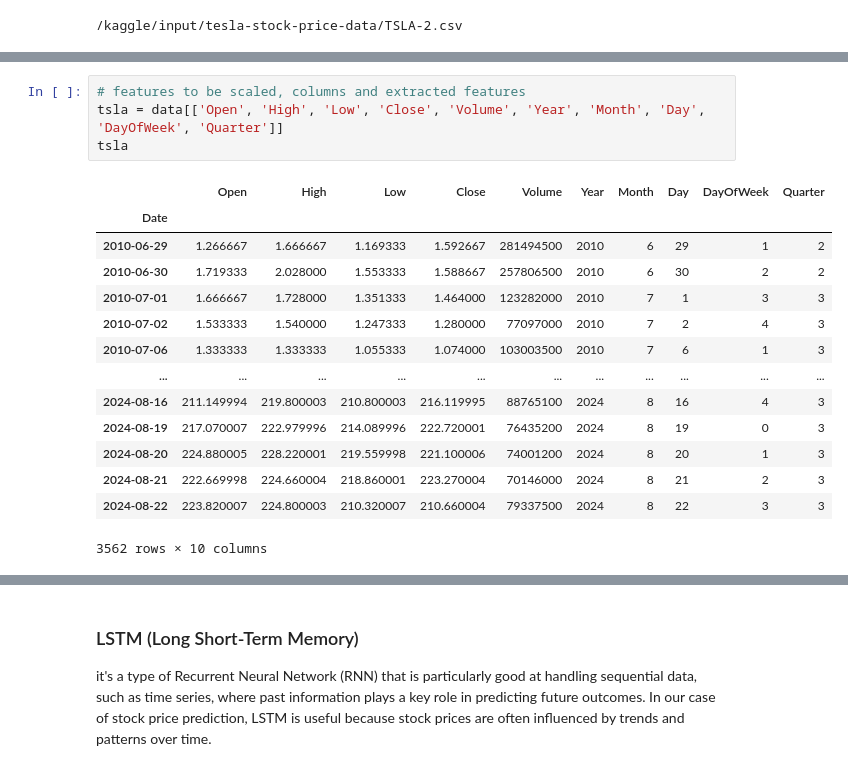
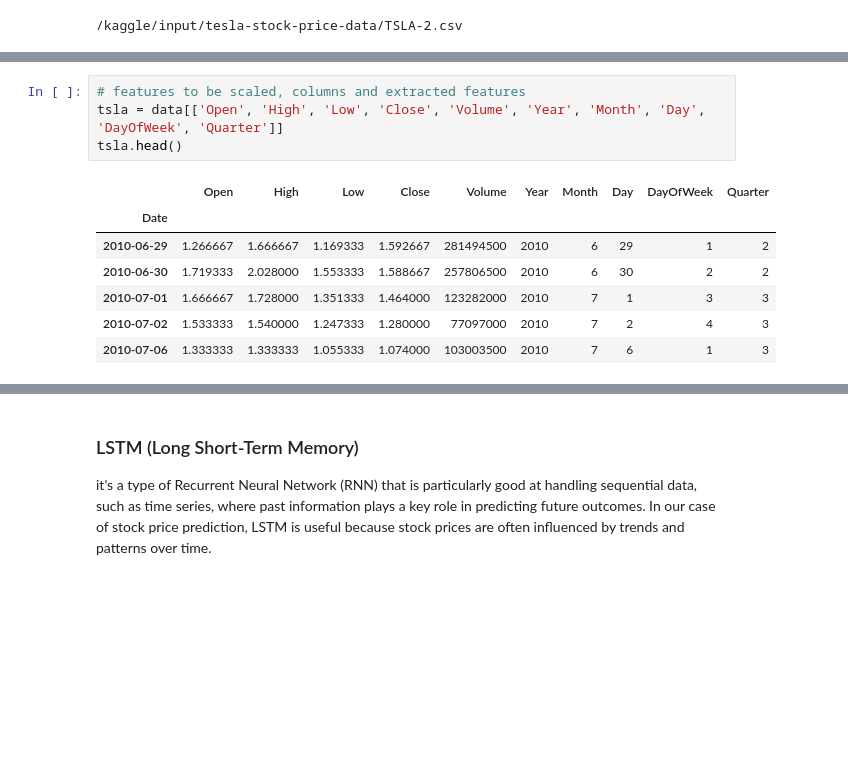
Before and after one commit to CollinsLemeke/Tesla-Stock-Prediction, a Jupyter notebook: tesla-stock-prediction.ipynb, the cells around one changed output, grey strips where cells are left out. Drawn from its saved outputs; the diff is of its cells as text; blank space fills up the shorter version.

```diff
--- a/tesla-stock-prediction.ipynb
+++ b/tesla-stock-prediction.ipynb
@@ -73,20 +73,13 @@ data.set_index('Date', inplace = True)
 # %%
 # features to be scaled, columns and extracted features
 tsla = data[['Open', 'High', 'Low', 'Close', 'Volume', 'Year', 'Month', 'Day', 'DayOfWeek', 'Quarter']]
-tsla
+tsla.head()
 # %% [output]
 |  | Open | High | Low | Close | Volume | Year | Month | Day | DayOfWeek | Quarter |
 | Date |  |  |  |  |  |  |  |  |  |  |
 | 2010-06-29 | 1.266667 | 1.666667 | 1.169333 | 1.592667 | 281494500 | 2010 | 6 | 29 | 1 | 2 |
 | 2010-06-30 | 1.719333 | 2.028000 | 1.553333 | 1.588667 | 257806500 | 2010 | 6 | 30 | 2 | 2 |
 | 2010-07-01 | 1.666667 | 1.728000 | 1.351333 | 1.464000 | 123282000 | 2010 | 7 | 1 | 3 | 3 |
 | 2010-07-02 | 1.533333 | 1.540000 | 1.247333 | 1.280000 | 77097000 | 2010 | 7 | 2 | 4 | 3 |
 | 2010-07-06 | 1.333333 | 1.333333 | 1.055333 | 1.074000 | 103003500 | 2010 | 7 | 6 | 1 | 3 |
-| ... | ... | ... | ... | ... | ... | ... | ... | ... | ... | ... |
-| 2024-08-16 | 211.149994 | 219.800003 | 210.800003 | 216.119995 | 88765100 | 2024 | 8 | 16 | 4 | 3 |
-| 2024-08-19 | 217.070007 | 222.979996 | 214.089996 | 222.720001 | 76435200 | 2024 | 8 | 19 | 0 | 3 |
-| 2024-08-20 | 224.880005 | 228.220001 | 219.559998 | 221.100006 | 74001200 | 2024 | 8 | 20 | 1 | 3 |
-| 2024-08-21 | 222.669998 | 224.660004 | 218.860001 | 223.270004 | 70146000 | 2024 | 8 | 21 | 2 | 3 |
-| 2024-08-22 | 223.820007 | 224.800003 | 210.320007 | 210.660004 | 79337500 | 2024 | 8 | 22 | 3 | 3 |
-3562 rows × 10 columns
 # %%
```
Also changed, not shown: parts of 16 cells of this notebook.
